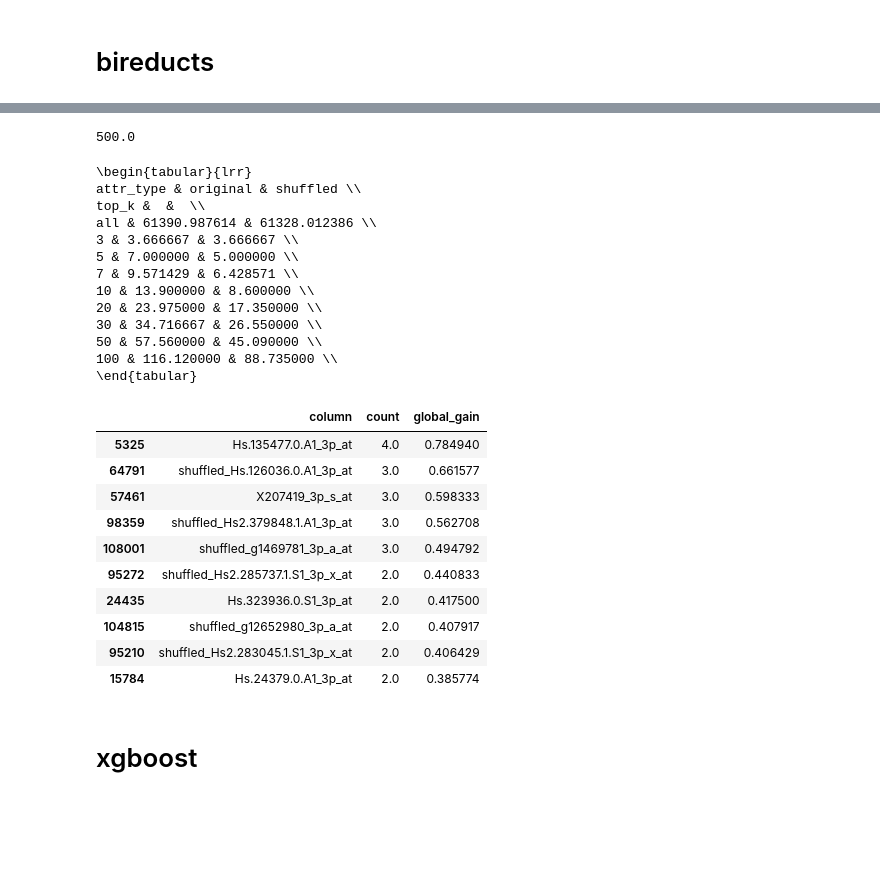
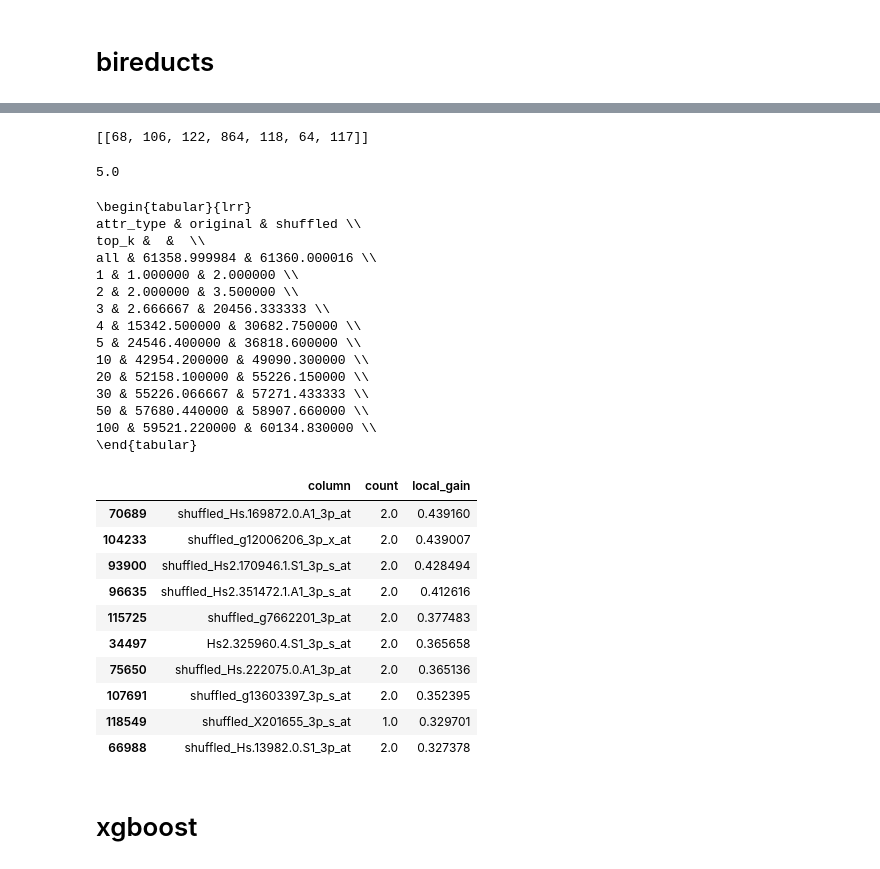
Before and after one commit to sebov/scikit-rough, a Jupyter notebook: dev/experiments/ranks/microarrays.ipynb, the cells around one changed output, grey strips where cells are left out. Drawn from its saved outputs; the diff is of its cells as text; code cells hidden in the pictures; blank space fills up the shorter version.

```diff
--- a/dev/experiments/ranks/microarrays.ipynb
+++ b/dev/experiments/ranks/microarrays.ipynb
@@ -28,22 +42,24 @@ x, x_counts, y, y_count = get_discretized_prepared(df, df_dec)
 # %%
 from ranks_model_scores import get_bireducts_scores
 
-bireducts_scores = get_bireducts_scores(
+bireducts_scores, bireducts = get_bireducts_scores(
     x,
     x_counts,
     y,
     y_count,
     column_names=column_names,
     chaos_fun=gini_impurity,
-    epsilon=0.1,
-    attrs_max_count=32,
-    candidates_count=1000,
-    consecutive_daar_reps=1,
-    allowed_randomness=0.3,
+    epsilon=0.3,
+    attrs_max_count=16,
+    candidates_count=100,
+    selected_count=1,
+    consecutive_daar_reps=3,
+    allowed_randomness=0.4,
     probes_count=100,
-    n_bireducts=100,
+    n_bireducts=1,
     seed=None,
-    n_jobs=10,
+    n_jobs=3,
 )
 bireducts_scores
+[b.attrs for b in bireducts]
 # %% [output]
@@ -63,4 +67,8 @@ bireducts_scores
+# %%
+[b.attrs for b in bireducts]
+# %% [output]
+[[68, 106, 122, 864, 118, 64, 117]]
 # %%
 bireducts_scores["count"].sum()
 # %% [output]
-500.0
+5.0
@@ -67,41 +78,44 @@ bireducts_scores["count"].sum()
 # %%
+# 10000
 attr_col = "column"
 score_col = "global_gain"
 scores = bireducts_scores
-compare_ranks(scores, attr_col, score_col, [3, 5, 7, 10, 20, 30, 50, 100])
+compare_ranks(scores, attr_col, score_col, [10, 20, 30, 50, 100])
 latex_compare_result(
-    compare_ranks(scores, attr_col, score_col, [3, 5, 7, 10, 20, 30, 50, 100])
+    compare_ranks(scores, attr_col, score_col, [1, 2, 3, 4, 5, 10, 20, 30, 50, 100])
 )
 # %% [output]
 \begin{tabular}{lrr}
 attr_type & original & shuffled \\
 top_k &  &  \\
-all & 61390.987614 & 61328.012386 \\
-3 & 3.666667 & 3.666667 \\
-5 & 7.000000 & 5.000000 \\
-7 & 9.571429 & 6.428571 \\
-10 & 13.900000 & 8.600000 \\
-20 & 23.975000 & 17.350000 \\
-30 & 34.716667 & 26.550000 \\
-50 & 57.560000 & 45.090000 \\
-100 & 116.120000 & 88.735000 \\
+all & 61358.999984 & 61360.000016 \\
+1 & 1.000000 & 2.000000 \\
+2 & 2.000000 & 3.500000 \\
+3 & 2.666667 & 20456.333333 \\
+4 & 15342.500000 & 30682.750000 \\
+5 & 24546.400000 & 36818.600000 \\
+10 & 42954.200000 & 49090.300000 \\
+20 & 52158.100000 & 55226.150000 \\
+30 & 55226.066667 & 57271.433333 \\
+50 & 57680.440000 & 58907.660000 \\
+100 & 59521.220000 & 60134.830000 \\
 \end{tabular}
 # %%
-bireducts_scores[["column", "count", "global_gain"]].sort_values(
-    by="global_gain", ascending=False
+bireducts_scores[["column", "count", "local_gain"]].sort_values(
+    by="local_gain", ascending=False
 )[:10]
 # %% [output]
-|  | column | count | global_gain |
-| 5325 | Hs.135477.0.A1_3p_at | 4.0 | 0.784940 |
-| 64791 | shuffled_Hs.126036.0.A1_3p_at | 3.0 | 0.661577 |
-| 57461 | X207419_3p_s_at | 3.0 | 0.598333 |
-| 98359 | shuffled_Hs2.379848.1.A1_3p_at | 3.0 | 0.562708 |
-| 108001 | shuffled_g1469781_3p_a_at | 3.0 | 0.494792 |
-| 95272 | shuffled_Hs2.285737.1.S1_3p_x_at | 2.0 | 0.440833 |
-| 24435 | Hs.323936.0.S1_3p_at | 2.0 | 0.417500 |
-| 104815 | shuffled_g12652980_3p_a_at | 2.0 | 0.407917 |
-| 95210 | shuffled_Hs2.283045.1.S1_3p_x_at | 2.0 | 0.406429 |
-| 15784 | Hs.24379.0.A1_3p_at | 2.0 | 0.385774 |
+|  | column | count | local_gain |
+| 70689 | shuffled_Hs.169872.0.A1_3p_at | 2.0 | 0.439160 |
+| 104233 | shuffled_g12006206_3p_x_at | 2.0 | 0.439007 |
+| 93900 | shuffled_Hs2.170946.1.S1_3p_s_at | 2.0 | 0.428494 |
+| 96635 | shuffled_Hs2.351472.1.A1_3p_s_at | 2.0 | 0.412616 |
+| 115725 | shuffled_g7662201_3p_at | 2.0 | 0.377483 |
+| 34497 | Hs2.325960.4.S1_3p_s_at | 2.0 | 0.365658 |
+| 75650 | shuffled_Hs.222075.0.A1_3p_at | 2.0 | 0.365136 |
+| 107691 | shuffled_g13603397_3p_s_at | 2.0 | 0.352395 |
+| 118549 | shuffled_X201655_3p_s_at | 1.0 | 0.329701 |
+| 66988 | shuffled_Hs.13982.0.S1_3p_at | 2.0 | 0.327378 |
 # %% [markdown]
 # xgboost
 # %%
```
Also changed, not shown: parts of 6 cells of this notebook, 3 other files.
